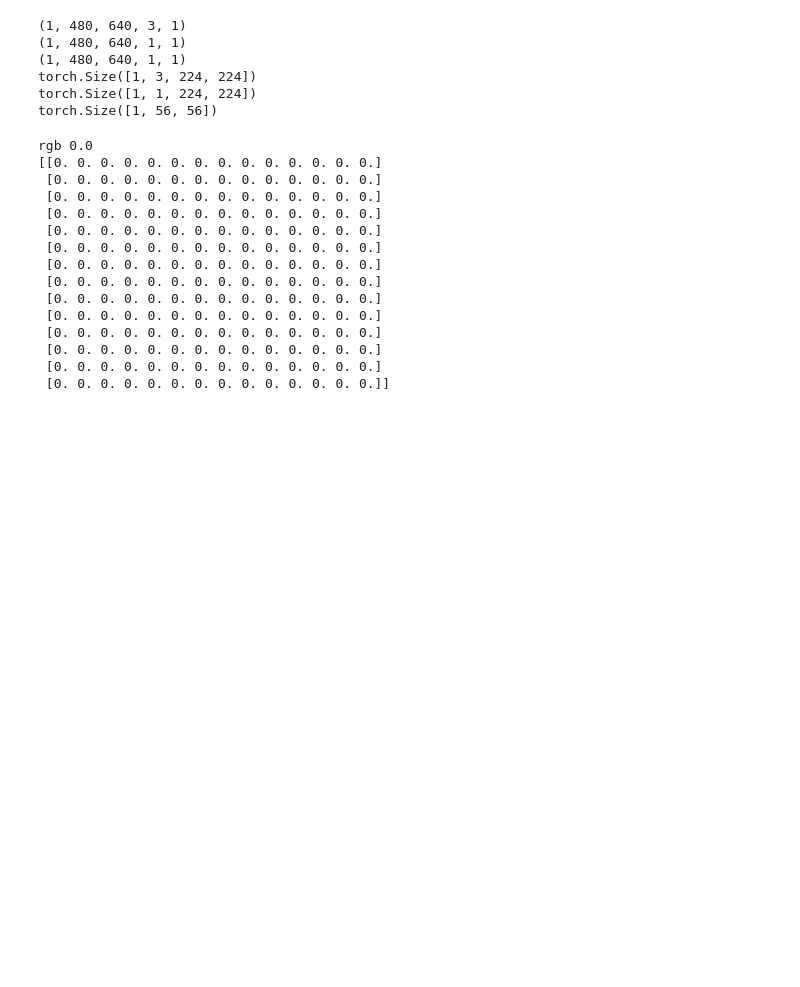
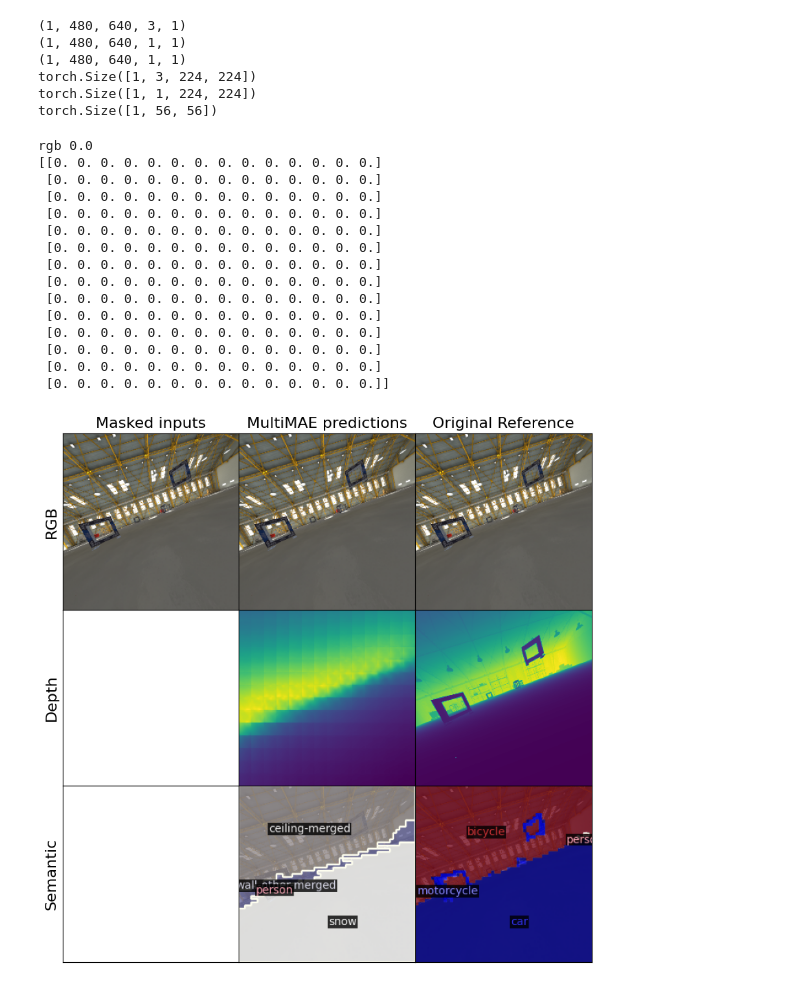
Before and after one commit to xingcw/pytorch-grad-cam, a Jupyter notebook: tutorials/multimae_pretrained_vis.ipynb, the cells around one changed output. Saved outputs shown, nothing was run; the diff lists cells and outputs as text; code cells hidden in the pictures; blank space fills up the shorter version.

```diff
--- a/tutorials/multimae_pretrained_vis.ipynb
+++ b/tutorials/multimae_pretrained_vis.ipynb
@@ -185,17 +192,19 @@ rgb 0.0
  [0. 0. 0. 0. 0. 0. 0. 0. 0. 0. 0. 0. 0. 0.]]
 # %%
 preds, masks = model(
-    inputs,
+    processed_inputs,
     mask_inputs=True, # True if forward pass should sample random masks
     num_encoded_tokens=num_encoded_tokens,
     alphas=alphas,
     task_masks=task_masks,
 )
 
 preds = {domain: pred.detach().cpu() for domain, pred in preds.items()}
 masks = {domain: mask.detach().cpu() for domain, mask in masks.items()}
 
-# res = plot_predictions(inputs, preds, masks)
+res = plot_predictions(processed_inputs, preds, masks)
+# %% [output]
+[figure, added]
 # %%
 target_layers = [model.encoder[-1].norm1]
 tasks = {
```
Also changed, not shown: parts of 4 cells of this notebook, 44 other files.
